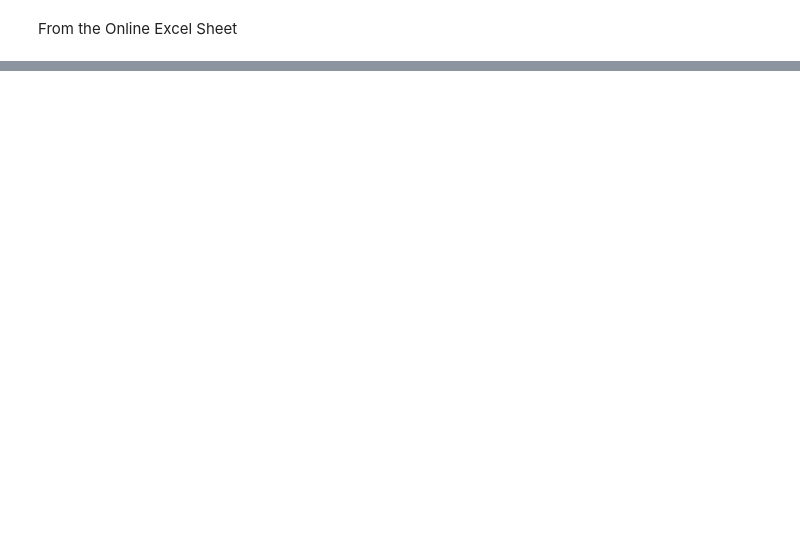
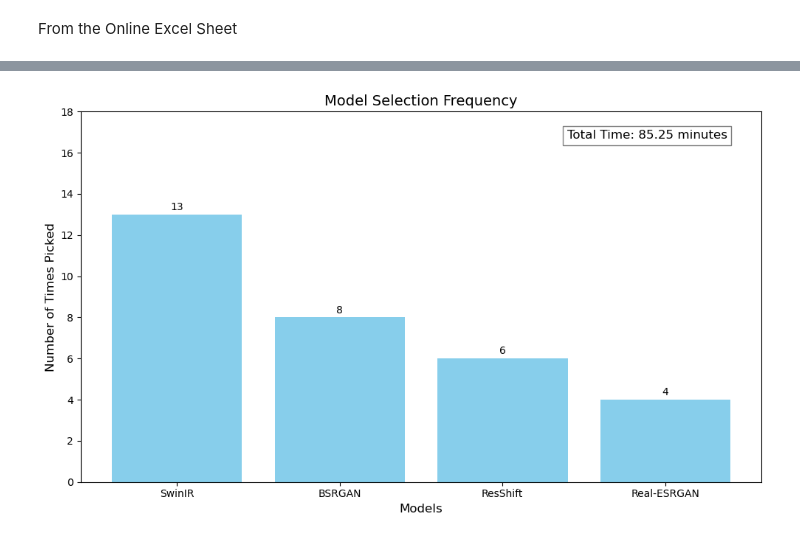
Before and after one commit to hamzafer/super-resolution-color, a Jupyter notebook: visualize_results.ipynb, the cells around one changed output, grey strips where cells are left out. Cells and saved outputs as stored; diff of their text form; code cells hidden in the pictures; blank space fills up the shorter version.

```diff
--- a/visualize_results.ipynb
+++ b/visualize_results.ipynb
@@ -80,0 +3,89 @@ plt.show()
+# %%
+import matplotlib.pyplot as plt
+from collections import Counter
+
+# Data as a multi-line string
+data = """
+0821.png	SwinIR	33.029114
+0819.png	SwinIR	8.882516
+0861.png	Real-ESRGAN	16.52227
+0874.png	BSRGAN	17.579614
+0838.png	ResShift	14.512504
+0871.png	SwinIR	12.462594
+0887.png	ResShift	65.31772
+0884.png	ResShift	16.502082
+0831.png	BSRGAN	12.928706
+0814.png	BSRGAN	14.572688
+0873.png	Real-ESRGAN	10.650801
+0837.png	SwinIR	12.133135
+0802.png	BSRGAN	14.057148
+0849.png	SwinIR	46.828195
+0896.png	SwinIR	10.216562
+0896.png	SwinIR	32.505664
+0829.png	BSRGAN	3.470178
+0859.png	SwinIR	7.730794
+0824.png	SwinIR	4633.580274
+0858.png	SwinIR	11.410484
+0801.png	SwinIR	14.278369
+0868.png	ResShift	13.870715
+0845.png	BSRGAN	11.359879
+0834.png	Real-ESRGAN	8.671354
+0841.png	ResShift	8.913122
+0825.png	ResShift	11.049429
+0809.png	Real-ESRGAN	8.018639
+0899.png	SwinIR	8.847662
+0816.png	BSRGAN	10.417369
+0862.png	BSRGAN	14.819846
+0806.png	SwinIR	9.713429
+"""
+
+# Parse the data
+lines = data.strip().split('\n')
+models = []
+total_time_seconds = 0
+
+for line in lines:
+    parts = line.split('\t')
+    if len(parts) == 3:
+        filename, model, time_str = parts
+        models.append(model)
+        try:
+            time = float(time_str)
+            total_time_seconds += time
+        except ValueError:
+            print(f"Invalid time value: {time_str} in line: {line}")
+
+# Count the occurrences of each model
+model_counts = Counter(models)
+
+# Sort the models by count in descending order
+sorted_models = sorted(model_counts.items(), key=lambda x: x[1], reverse=True)
+models_sorted, counts_sorted = zip(*sorted_models)
+
+# Create the bar graph
+plt.figure(figsize=(10, 6))
+bars = plt.bar(models_sorted, counts_sorted, color='skyblue')
+
+# Add counts above the bars
+for bar, count in zip(bars, counts_sorted):
+    plt.text(bar.get_x() + bar.get_width() / 2, bar.get_height() + 0.1, str(count),
+             ha='center', va='bottom', fontsize=10)
+
+# Add total time annotation
+plt.xlabel('Models', fontsize=12)
+plt.ylabel('Number of Times Picked', fontsize=12)
+plt.title('Model Selection Frequency', fontsize=14)
+plt.ylim(0, max(counts_sorted) + 5)
+
+# Display total time in seconds at the end of the graph
+plt.text(0.95, 0.95, f'Total Time: {total_time_seconds/60:.2f} minutes',
+         horizontalalignment='right',
+         verticalalignment='top',
+         transform=plt.gca().transAxes,
+         fontsize=12,
+         bbox=dict(facecolor='white', alpha=0.5))
+
+plt.tight_layout()
+plt.show()
+# %% [output]
+[figure, added]
```
Also changed, not shown: parts of 1 cell of this notebook, 1 other file.
